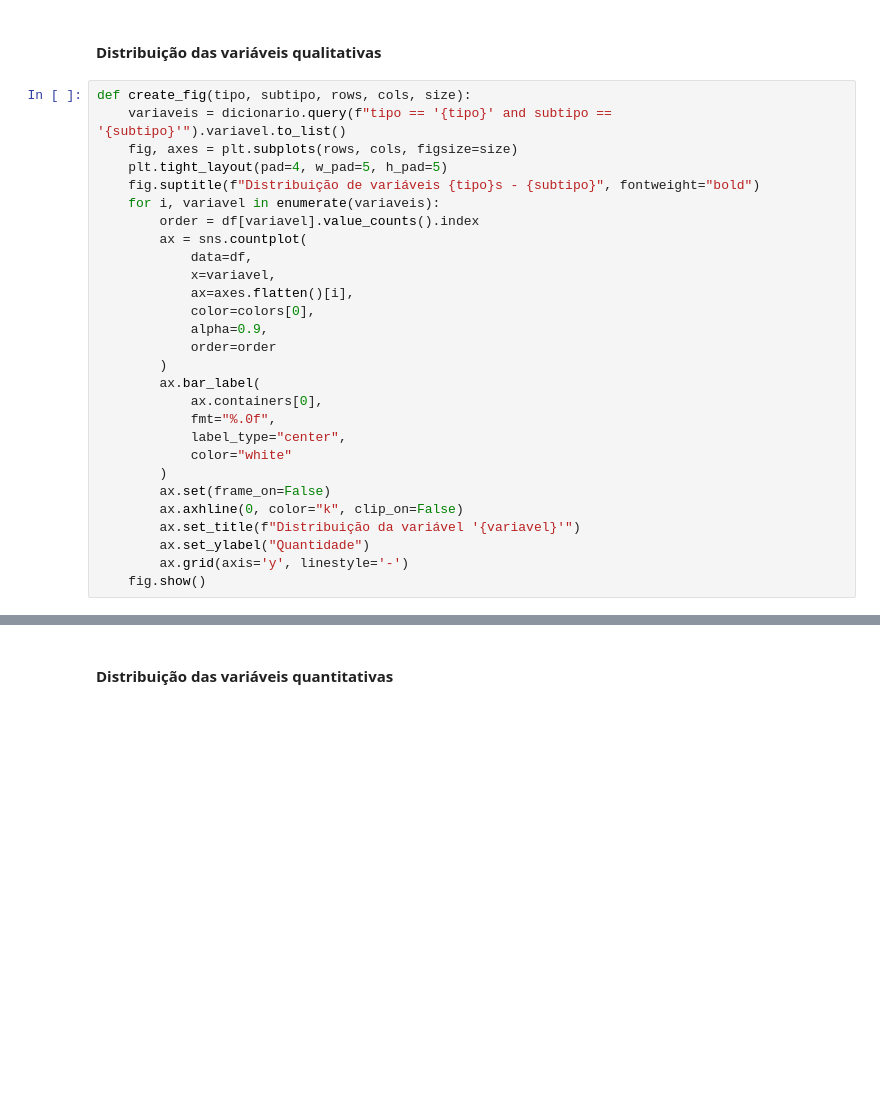
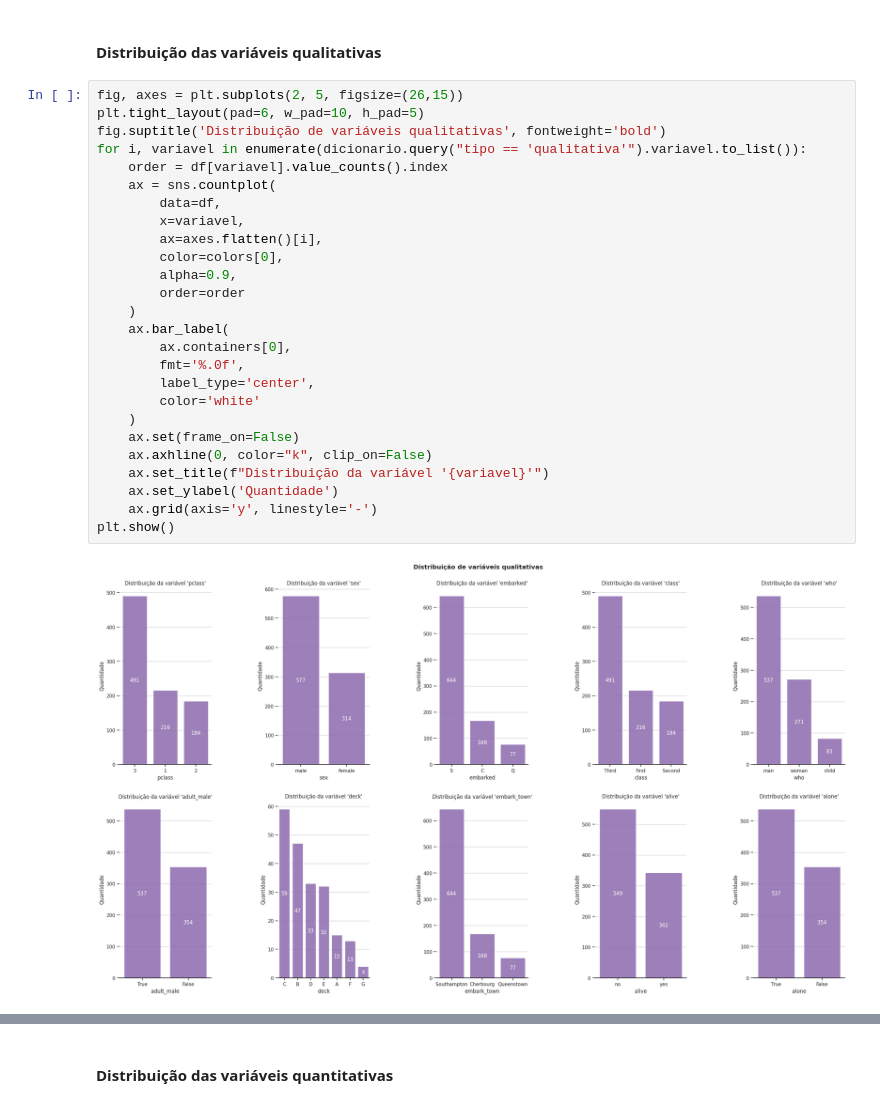
Before and after one commit to simires/avanti-bootcamp-cdd, a Jupyter notebook: notebooks/01-exploratory_data_analysis.ipynb, the cells around one changed output, grey strips where cells are left out. Drawn from its saved outputs; the diff is of its cells as text; blank space fills up the shorter version.

```diff
--- a/notebooks/01-exploratory_data_analysis.ipynb
+++ b/notebooks/01-exploratory_data_analysis.ipynb
@@ -147,30 +126,30 @@ df.describe(include='all')
 # %% [markdown]
 #### Distribuição das variáveis qualitativas
 # %%
-def create_fig(tipo, subtipo, rows, cols, size):
-    variaveis = dicionario.query(f"tipo == '{tipo}' and subtipo == '{subtipo}'").variavel.to_list()
-    fig, axes = plt.subplots(rows, cols, figsize=size)
-    plt.tight_layout(pad=4, w_pad=5, h_pad=5)
-    fig.suptitle(f"Distribuição de variáveis {tipo}s - {subtipo}", fontweight="bold")
-    for i, variavel in enumerate(variaveis):
-        order = df[variavel].value_counts().index
-        ax = sns.countplot(
-            data=df,
-            x=variavel,
-            ax=axes.flatten()[i],
-            color=colors[0],
-            alpha=0.9,
-            order=order
-        )
-        ax.bar_label(
-            ax.containers[0],
-            fmt="%.0f",
-            label_type="center",
-            color="white"
-        )
-        ax.set(frame_on=False)
-        ax.axhline(0, color="k", clip_on=False)
-        ax.set_title(f"Distribuição da variável '{variavel}'")
-        ax.set_ylabel("Quantidade")
-        ax.grid(axis='y', linestyle='-')
-    fig.show()
+fig, axes = plt.subplots(2, 5, figsize=(26,15))
+plt.tight_layout(pad=6, w_pad=10, h_pad=5)
+fig.suptitle('Distribuição de variáveis qualitativas', fontweight='bold')
+for i, variavel in enumerate(dicionario.query("tipo == 'qualitativa'").variavel.to_list()):
+    order = df[variavel].value_counts().index
+    ax = sns.countplot(
+        data=df,
+        x=variavel,
+        ax=axes.flatten()[i],
+        color=colors[0],
+        alpha=0.9,
+        order=order
+    )
+    ax.bar_label(
+        ax.containers[0],
+        fmt='%.0f',
+        label_type='center',
+        color='white'
+    )
+    ax.set(frame_on=False)
+    ax.axhline(0, color="k", clip_on=False)
+    ax.set_title(f"Distribuição da variável '{variavel}'")
+    ax.set_ylabel('Quantidade')
+    ax.grid(axis='y', linestyle='-')
+plt.show()
+# %% [output]
+[figure, added]
```
Also changed, not shown: parts of 12 cells of this notebook, 2 other files.
